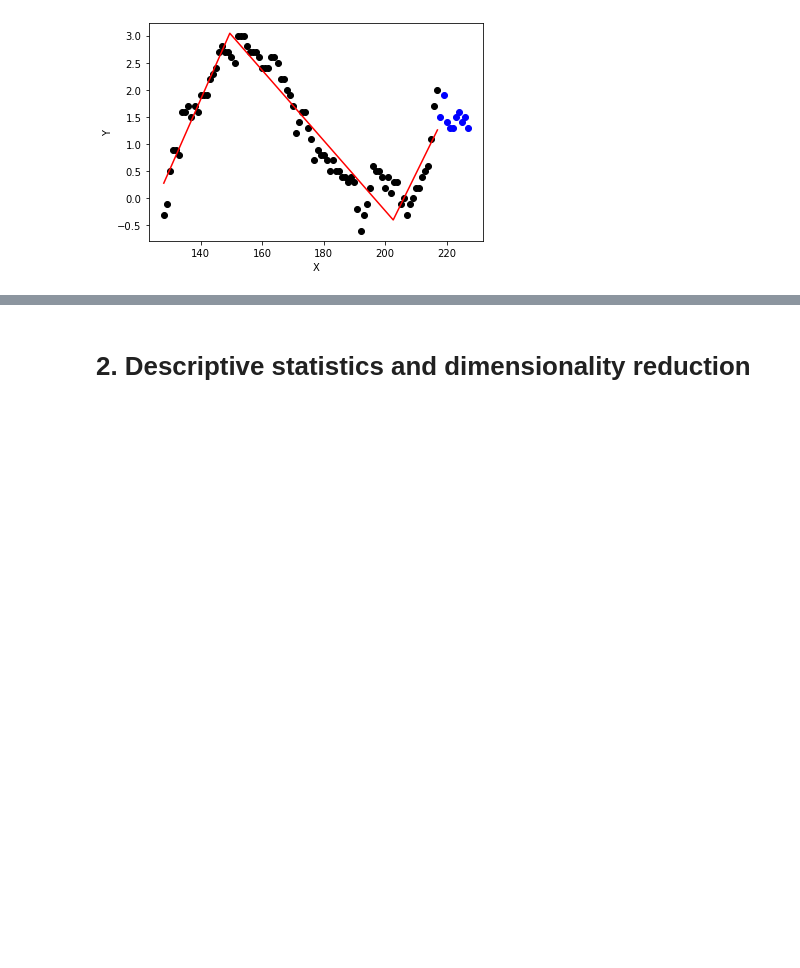
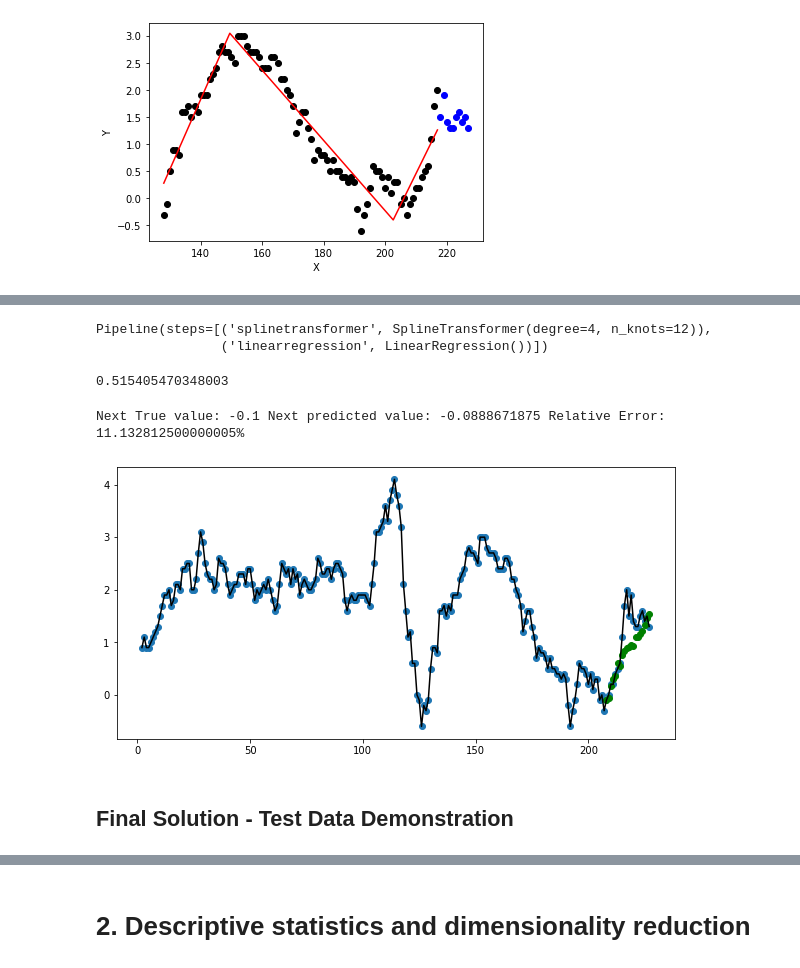
Before and after one commit to SamKimbinyi/int3, a Jupyter notebook: submission.ipynb, the cells around one changed output, grey strips where cells are left out. Cells and saved outputs as stored; diff of their text form; code cells hidden in the pictures; blank space fills up the shorter version.

```diff
--- a/submission.ipynb
+++ b/submission.ipynb
@@ -271,0 +276,24 @@ plt.xlabel('X'); plt.ylabel('Y');
+# %%
+target = df["D"].copy()
+df["D"] = target.shift(1,fill_value=target[0])
+df.drop("D",axis=1,inplace=True)
+# %%
+x_train, x_test, y_train, y_test = train_test_split(df,target,shuffle=False,test_size=20)
+# %%
+spline_model = make_pipeline(SplineTransformer(n_knots=12,degree=4),LinearRegression())
+# %%
+spline_model.fit(x_train,y_train)
+# %% [output]
+Pipeline(steps=[('splinetransformer', SplineTransformer(degree=4, n_knots=12)),
+                ('linearregression', LinearRegression())])
+# %%
+r2_score(y_test, spline_model.predict(x_test))
+# %% [output]
+0.515405470348003
+# %%
+plot_model(spline_model,x_test, y_test)
+# %% [output]
+Next True value: -0.1 Next predicted value: -0.0888671875 Relative Error: 11.132812500000005%
+[figure, added]
+# %% [markdown]
+## Final Solution - Test Data Demonstration
```
Also changed, not shown: parts of 22 cells of this notebook.
